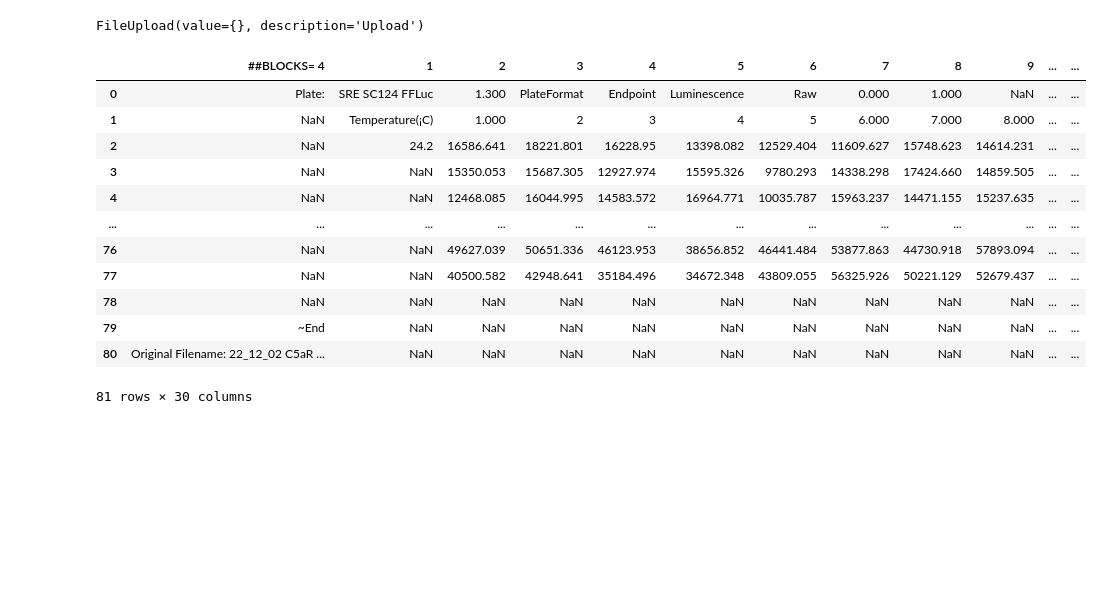
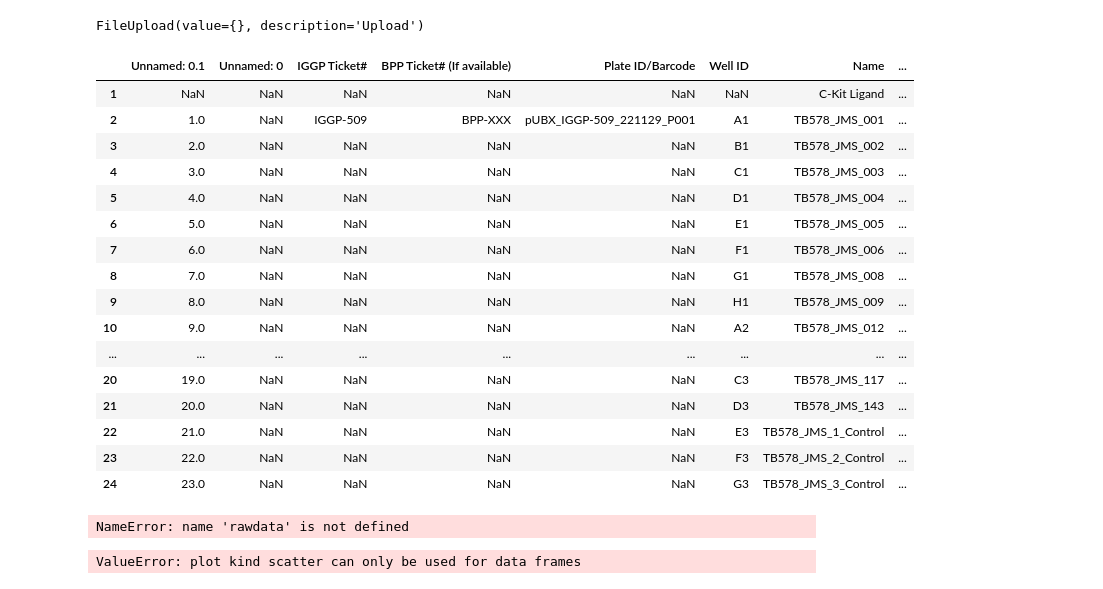
Before and after one commit to cameronhu/TwistAnalysisCode, a Jupyter notebook: Reporter Assay Analysis.ipynb, the cells around one changed output. Drawn from its saved outputs; the diff is of its cells as text; code cells hidden in the pictures; blank space fills up the shorter version.

```diff
--- a/Reporter Assay Analysis.ipynb
+++ b/Reporter Assay Analysis.ipynb
@@ -176,21 +191,28 @@ FileUpload(value={}, description='Upload')
 # %%
 elnname = list(eln_uploader.value.keys())[0]
 rawdata = pd.read_excel(io.BytesIO(eln_uploader.value[elnname]['content']))
 headers = [i for i in range(len(rawdata.columns))]
 headers[0] = rawdata.columns[0]
 rawdata = pd.read_excel(io.BytesIO(eln_uploader.value[elnname]['content']), names = headers)
-rawdata
+ab_sheet = pd.read_excel(io.BytesIO(eln_uploader.value[elnname]['content']), sheet_name = "Antibody Sheet")
+ab_sheet.index += 1
+#rawdata
+ab_sheet
 # %% [output]
-|  | ##BLOCKS= 4 | 1 | 2 | 3 | 4 | 5 | 6 | 7 | 8 | 9 | ... | ... |
-| 0 | Plate: | SRE SC124 FFLuc | 1.300 | PlateFormat | Endpoint | Luminescence | Raw | 0.000 | 1.000 | NaN | ... | ... |
-| 1 | NaN | Temperature(¡C) | 1.000 | 2 | 3 | 4 | 5 | 6.000 | 7.000 | 8.000 | ... | ... |
-| 2 | NaN | 24.2 | 16586.641 | 18221.801 | 16228.95 | 13398.082 | 12529.404 | 11609.627 | 15748.623 | 14614.231 | ... | ... |
-| 3 | NaN | NaN | 15350.053 | 15687.305 | 12927.974 | 15595.326 | 9780.293 | 14338.298 | 17424.660 | 14859.505 | ... | ... |
-| 4 | NaN | NaN | 12468.085 | 16044.995 | 14583.572 | 16964.771 | 10035.787 | 15963.237 | 14471.155 | 15237.635 | ... | ... |
-| ... | ... | ... | ... | ... | ... | ... | ... | ... | ... | ... | ... | ... |
-| 76 | NaN | NaN | 49627.039 | 50651.336 | 46123.953 | 38656.852 | 46441.484 | 53877.863 | 44730.918 | 57893.094 | ... | ... |
-| 77 | NaN | NaN | 40500.582 | 42948.641 | 35184.496 | 34672.348 | 43809.055 | 56325.926 | 50221.129 | 52679.437 | ... | ... |
-| 78 | NaN | NaN | NaN | NaN | NaN | NaN | NaN | NaN | NaN | NaN | ... | ... |
-| 79 | ~End | NaN | NaN | NaN | NaN | NaN | NaN | NaN | NaN | NaN | ... | ... |
-| 80 | Original Filename: 22_12_02 C5aR ... | NaN | NaN | NaN | NaN | NaN | NaN | NaN | NaN | NaN | ... | ... |
+|  | Unnamed: 0.1 | Unnamed: 0 | IGGP Ticket# | BPP Ticket# (If available) | Plate ID/Barcode | Well ID | Name | ... |
+| 1 | NaN | NaN | NaN | NaN | NaN | NaN | C-Kit Ligand | ... |
+| 2 | 1.0 | NaN | IGGP-509 | BPP-XXX | pUBX_IGGP-509_221129_P001 | A1 | TB578_JMS_001 | ... |
+| 3 | 2.0 | NaN | NaN | NaN | NaN | B1 | TB578_JMS_002 | ... |
+| 4 | 3.0 | NaN | NaN | NaN | NaN | C1 | TB578_JMS_003 | ... |
+| 5 | 4.0 | NaN | NaN | NaN | NaN | D1 | TB578_JMS_004 | ... |
+| 6 | 5.0 | NaN | NaN | NaN | NaN | E1 | TB578_JMS_005 | ... |
+| 7 | 6.0 | NaN | NaN | NaN | NaN | F1 | TB578_JMS_006 | ... |
+| 8 | 7.0 | NaN | NaN | NaN | NaN | G1 | TB578_JMS_008 | ... |
+| 9 | 8.0 | NaN | NaN | NaN | NaN | H1 | TB578_JMS_009 | ... |
+| 10 | 9.0 | NaN | NaN | NaN | NaN | A2 | TB578_JMS_012 | ... |
+| ... | ... | ... | ... | ... | ... | ... | ... | ... |
+| 20 | 19.0 | NaN | NaN | NaN | NaN | C3 | TB578_JMS_117 | ... |
+| 21 | 20.0 | NaN | NaN | NaN | NaN | D3 | TB578_JMS_143 | ... |
+| 22 | 21.0 | NaN | NaN | NaN | NaN | E3 | TB578_JMS_1_Control | ... |
+| 23 | 22.0 | NaN | NaN | NaN | NaN | F3 | TB578_JMS_2_Control | ... |
+| 24 | 23.0 | NaN | NaN | NaN | NaN | G3 | TB578_JMS_3_Control | ... |
-81 rows × 30 columns
@@ -210,8 +219,39 @@ pivot_excel(divideplates)
+# %%
+#Returns a dictionary of series to correct concentrations of the passed in plate_dictionary {Name: Df} key value pairs
+#Key of dictionary will be Antibody Name, Value will be the DataFrame with correct concentrations and n=1,2 pairs
+def concentration_series(plate_dict, ab_dict):
+    return_dict = {}
+    for name, plate in plate_dict.items():
+
+        for column_num in plate.columns:
+
+            trueconc_arr = ab_dict[column_num][1]
+            antibody_name = ab_dict[column_num][0]
+
+            conc_mapper = dict(zip(np.arange(1,9), trueconc_arr))
+            return_dict[antibody_name] = plate.loc[:, column_num].rename(index = conc_mapper, level = "Row").rename_axis(index = {"Row" : "Concentration log(M)"})
+    return return_dict
+
+numblocks = int(rawdata.columns[0][10:])
+
+parsedplates = parse(rawdata, numblocks)
+cleanplates = clean(parsedplates)
+divideplates = divplate(cleanplates, "FFLuc", "RLuc")
+individual_series = concentration_series(divideplates, generate_abdict(ab_sheet))
+individual_series
+pivot_excel(divideplates)
+
+#averagedplates, stddevplates = average_plates(dividedplates)
+#averagedplates
+# %% [output]
+NameError: name 'rawdata' is not defined
 # %%
-# import seaborn as sns
+for name, series in individual_series.items():
+    series.plot(kind = 'scatter')
 
-concentration = dict(zip(list(range(1, 9)), list(range(-12, -4))))
-# sns.set_theme()
-# ptdict['CD117 SRF FFLuc-RLuc'][1].plot(xticks = concentration)
-tt = ptdict['CD117 SRF FFLuc-RLuc'].loc[:, 1].rename(index = concentration).rename_axis(index = "Concentration")
-tt.plot(kind='scatter', x = "Concentration", y = 'n')
+# tt = divideplates['CD117 SRF FFLuc-RLuc'].loc[:, 1]
+# tt = tt.rename(index = concentration, level = "Row").rename_axis(index = {"Row" : "Concentration"})
+# tt
+#tt.plot(kind='scatter', x = "Concentration", y = 'n')
+# %% [output]
+ValueError: plot kind scatter can only be used for data frames
```
Also changed, not shown: parts of 3 cells of this notebook, 5 other files.
